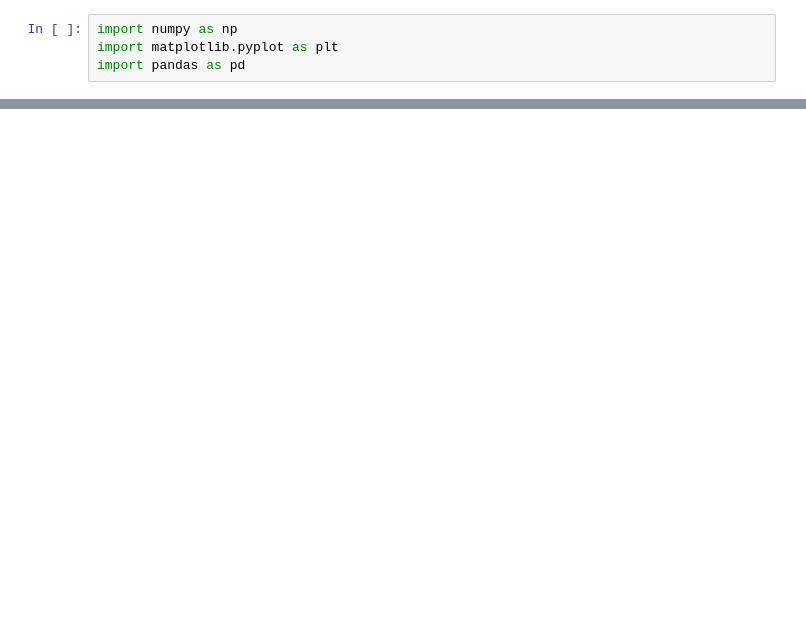
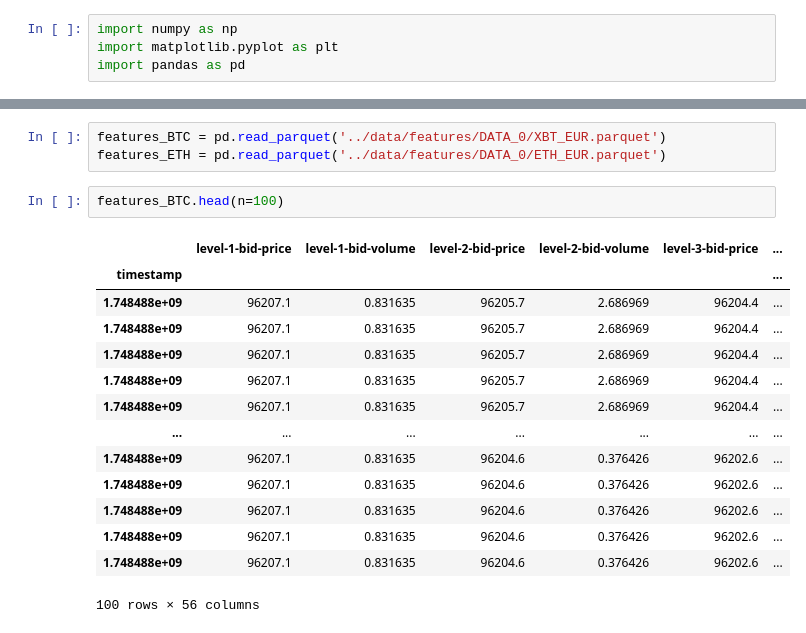
Before and after one commit to solalbaudoincs/ifcob, a Jupyter notebook: prediction_model/Model_RandomForest.ipynb, the cells around one changed output, grey strips where cells are left out. Drawn from its saved outputs; the diff is of its cells as text; blank space fills up the shorter version.

```diff
--- a/prediction_model/Model_RandomForest.ipynb
+++ b/prediction_model/Model_RandomForest.ipynb
@@ -55,0 +92,20 @@ X, y = create_dataset(features_BTC, features_ETH)
+# %%
+features_BTC = pd.read_parquet('../data/features/DATA_0/XBT_EUR.parquet')
+features_ETH = pd.read_parquet('../data/features/DATA_0/ETH_EUR.parquet')
+# %%
+features_BTC.head(n=100)
+# %% [output]
+|  | level-1-bid-price | level-1-bid-volume | level-2-bid-price | level-2-bid-volume | level-3-bid-price | ... |
+| timestamp |  |  |  |  |  | ... |
+| 1.748488e+09 | 96207.1 | 0.831635 | 96205.7 | 2.686969 | 96204.4 | ... |
+| 1.748488e+09 | 96207.1 | 0.831635 | 96205.7 | 2.686969 | 96204.4 | ... |
+| 1.748488e+09 | 96207.1 | 0.831635 | 96205.7 | 2.686969 | 96204.4 | ... |
+| 1.748488e+09 | 96207.1 | 0.831635 | 96205.7 | 2.686969 | 96204.4 | ... |
+| 1.748488e+09 | 96207.1 | 0.831635 | 96205.7 | 2.686969 | 96204.4 | ... |
+| ... | ... | ... | ... | ... | ... | ... |
+| 1.748488e+09 | 96207.1 | 0.831635 | 96204.6 | 0.376426 | 96202.6 | ... |
+| 1.748488e+09 | 96207.1 | 0.831635 | 96204.6 | 0.376426 | 96202.6 | ... |
+| 1.748488e+09 | 96207.1 | 0.831635 | 96204.6 | 0.376426 | 96202.6 | ... |
+| 1.748488e+09 | 96207.1 | 0.831635 | 96204.6 | 0.376426 | 96202.6 | ... |
+| 1.748488e+09 | 96207.1 | 0.831635 | 96204.6 | 0.376426 | 96202.6 | ... |
+100 rows × 56 columns
```
Also changed, not shown: parts of 14 cells of this notebook.
